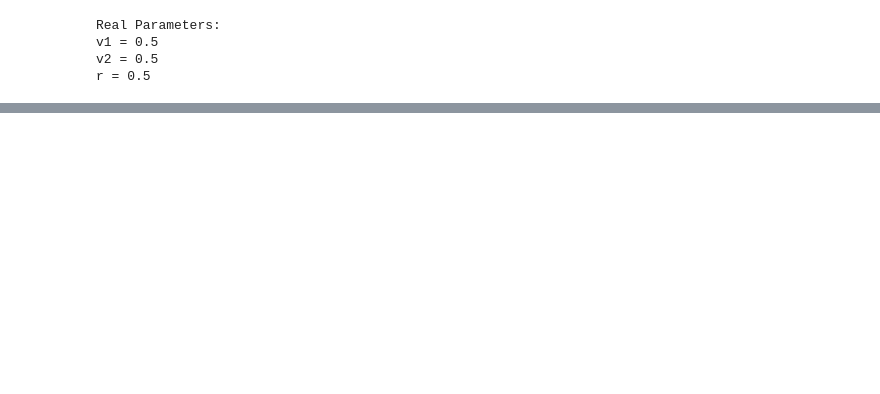
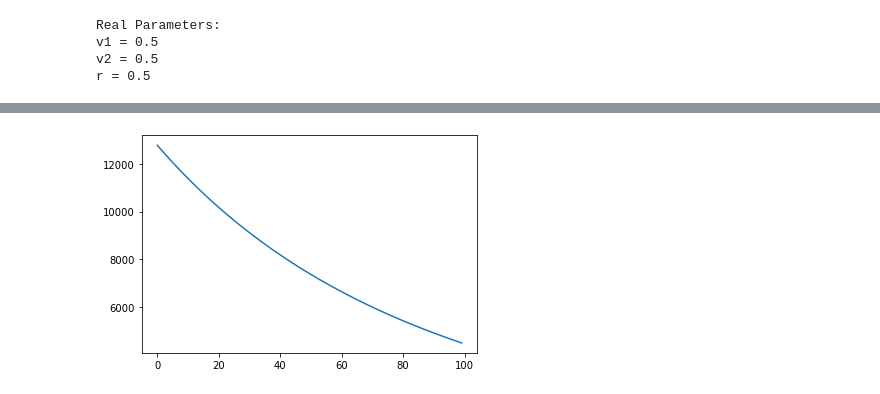
Before and after one commit to AlexTISYoung/snipar, a Jupyter notebook: ldsc_reg/inferz/infering_on_z.ipynb, the cells around one changed output, grey strips where cells are left out. Cells and saved outputs as stored; diff of their text form; code cells hidden in the pictures; blank space fills up the shorter version.

```diff
--- a/ldsc_reg/inferz/infering_on_z.ipynb
+++ b/ldsc_reg/inferz/infering_on_z.ipynb
@@ -132,0 +147,15 @@ KeyboardInterrupt:
+# %%
+gridsize = 100
+v2grid = np.linspace(output_est[1] - 0.1, output_est[1] + 0.1, gridsize)
+hessv2 = np.zeros(gridsize)
+
+for i in range(gridsize):
+
+    hessv2[i] = ld.get_hessian(np.array([output_est[0], v2grid[i], output_est[2]]),
+                           model.z, model.S, model.l, model.u, model.f, model.M)[1, 1]
+
+fig, ax = plt.subplots()
+ax.plot(hessv2)
+plt.show()
+# %% [output]
+[figure, added]
```
Also changed, not shown: parts of 12 cells of this notebook.
